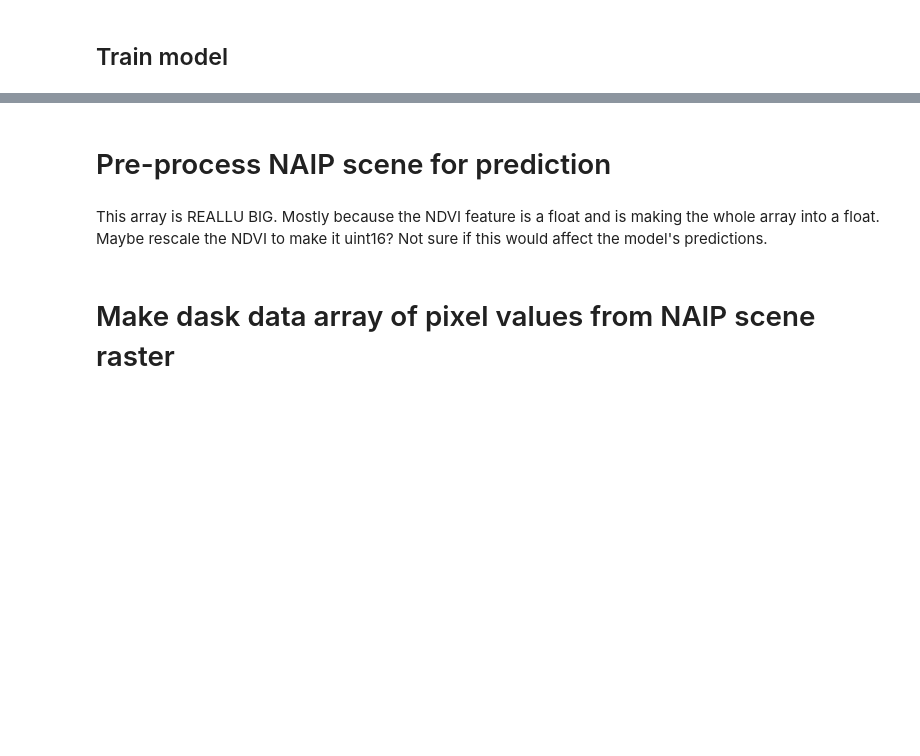
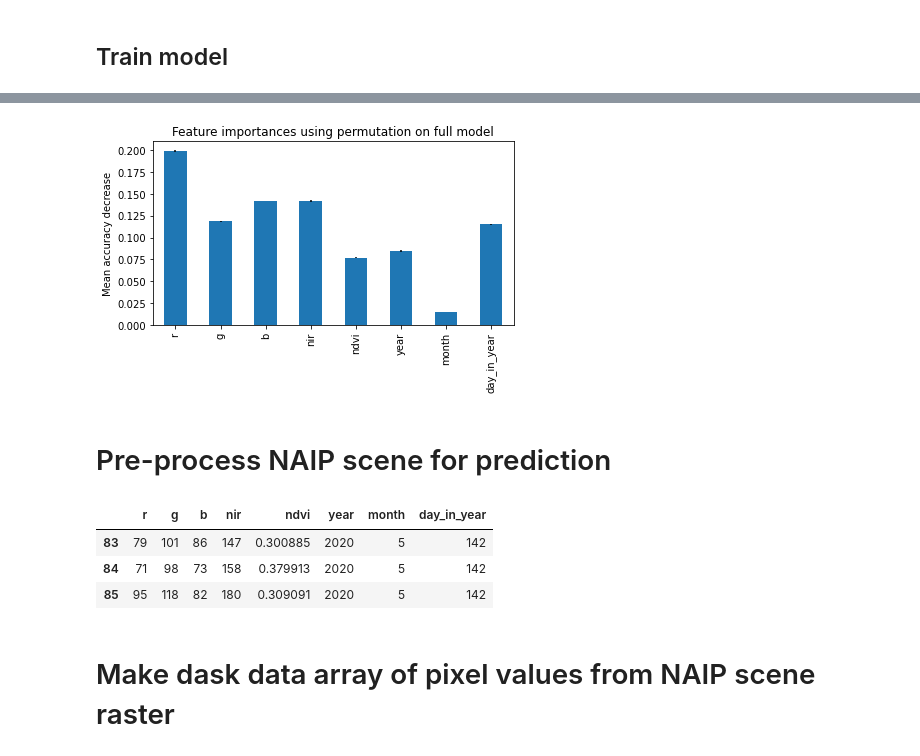
Before and after one commit to NCEAS/msai4earth-esa, a Jupyter notebook: iceplant_detection/TRIALS_8_spectral_3_classes.ipynb, the cells around one changed output, grey strips where cells are left out. Saved outputs shown, nothing was run; the diff lists cells and outputs as text; code cells hidden in the pictures; blank space fills up the shorter version.

Commit message:
ran with new trainset -- all good

```diff
--- a/iceplant_detection/TRIALS_8_spectral_3_classes.ipynb
+++ b/iceplant_detection/TRIALS_8_spectral_3_classes.ipynb
@@ -42,0 +55,12 @@ mpe.iceplant_proportions(y_train)
+# %%
+# select features from r (Red band) to avg_lidar
+# excludes x,y, pts_crs, aoi, naip_id, polygon_id, iceplant and lidar features
+X_train = pd.read_csv(os.path.join(os.getcwd(),'data_sampling_workflow','train_set.csv')).loc[:,'r':'day_in_year']
+
+# select iceplant feature column
+y_train = pd.read_csv(os.path.join(os.getcwd(),'data_sampling_workflow','train_set.csv')).loc[:,'iceplant']
+# %%
+# select test features and labels
+X_test = pd.read_csv(os.path.join(os.getcwd(),'data_sampling_workflow','test_set.csv')).loc[:,'r':'day_in_year']
+y_test = pd.read_csv(os.path.join(os.getcwd(),'data_sampling_workflow','test_set.csv')).loc[:,'iceplant']
+mpe.iceplant_proportions(y_test)
@@ -76,3 +113,21 @@ graph_title = "SPECTRAL PREDICTIONS : "+str(year)+" campus point NAIP scene"
+# %%
+# https://scikit-learn.org/stable/auto_examples/ensemble/plot_forest_importances.html
+from sklearn.inspection import permutation_importance
+
+result = permutation_importance(
+    rfc, X_test, y_test, n_repeats=10, random_state=42, n_jobs=2
+)
+
+forest_importances = pd.Series(result.importances_mean, index=['r', 'g', 'b', 'nir', 'ndvi', 'year', 'month', 'day_in_year'])
+
+fig, ax = plt.subplots()
+forest_importances.plot.bar(yerr=result.importances_std, ax=ax)
+ax.set_title("Feature importances using permutation on full model")
+ax.set_ylabel("Mean accuracy decrease")
+fig.tight_layout()
+plt.show()
+# %% [output]
+[figure, added]
 # %% [markdown]
 # Pre-process NAIP scene for prediction
 # %%
@@ -82,10 +135,13 @@ print('retrieved itemid. time:', (time.time()-t0))
 # %%
 df = ipf.features_over_aoi(item,
-                           ipf.get_raster_from_item(item).read([1,2,3,4]),
+                           ut.get_raster_from_item(item).read([1,2,3,4]),
                            thresh=0.05)
 df.head(3)
+# %% [output]
+|  | r | g | b | nir | ndvi | year | month | day_in_year |
+| 83 | 79 | 101 | 86 | 147 | 0.300885 | 2020 | 5 | 142 |
+| 84 | 71 | 98 | 73 | 158 | 0.379913 | 2020 | 5 | 142 |
+| 85 | 95 | 118 | 82 | 180 | 0.309091 | 2020 | 5 | 142 |
-# %% [markdown]
-This array is REALLU BIG. Mostly because the NDVI feature is a float and is making the whole array into a float. Maybe rescale the NDVI to make it uint16? Not sure if this would affect the model's predictions.
 # %% [markdown]
 # Make dask data array of pixel values from NAIP scene raster
 # %%
```
Also changed, not shown: parts of 22 cells of this notebook, 1 other file.
